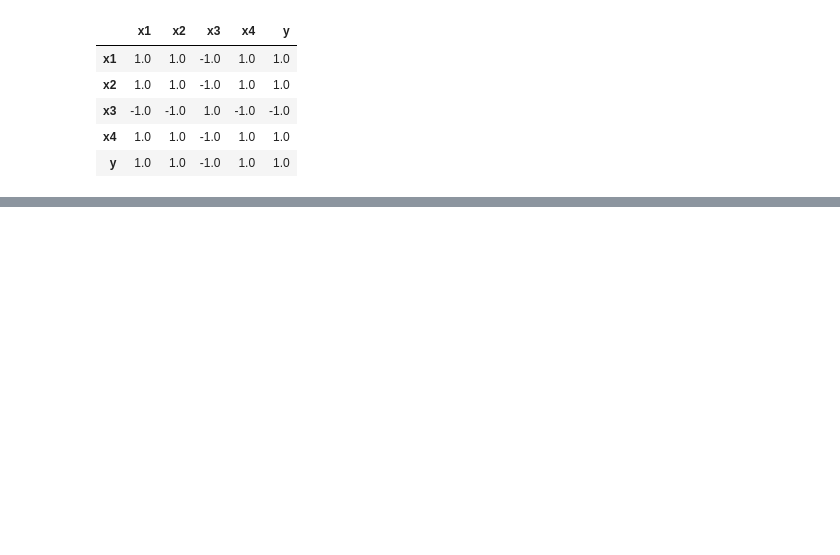
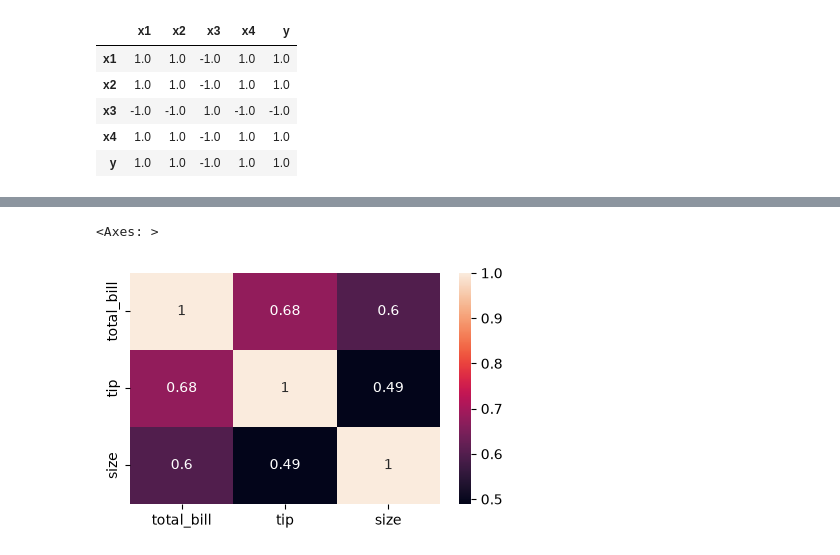
Before and after one commit to yadavshrey681-cell/Machine-Learning-Practices, a Jupyter notebook: ml.ipynb/class3.ipynb, the cells around one changed output, grey strips where cells are left out. Saved outputs shown, nothing was run; the diff lists cells and outputs as text; code cells hidden in the pictures; blank space fills up the shorter version.

```diff
--- a/ml.ipynb/class3.ipynb
+++ b/ml.ipynb/class3.ipynb
@@ -18,3 +18,5 @@ df.corr()#for find correltion matrix
 | x3 | -1.0 | -1.0 | 1.0 | -1.0 | -1.0 |
 | x4 | 1.0 | 1.0 | -1.0 | 1.0 | 1.0 |
 | y | 1.0 | 1.0 | -1.0 | 1.0 | 1.0 |
+# %%
+df1=sns.load_dataset("tips")[["total_bill","tip","size"]]
@@ -20,0 +48,8 @@ df.corr()#for find correltion matrix
+# %%
+from matplotlib.pyplot import figure
+import matplotlib.pyplot as plt
+plt.figure(figsize=(5,3))
+sns.heatmap(df1.corr(),annot=True)
+# %% [output]
+<Axes: >
+[figure, added]
```
Also changed, not shown: parts of 9 cells of this notebook, 6 other files.
